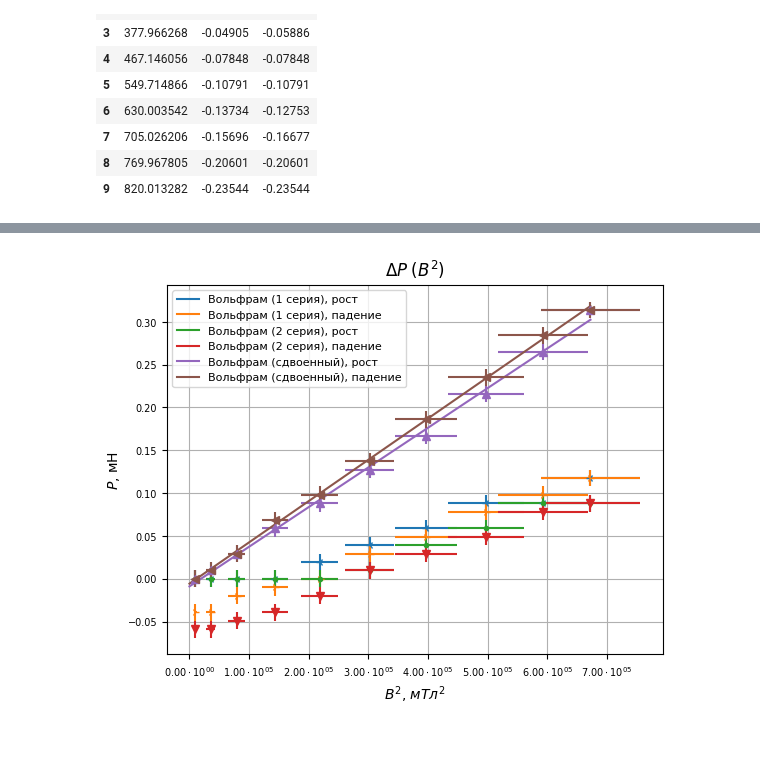
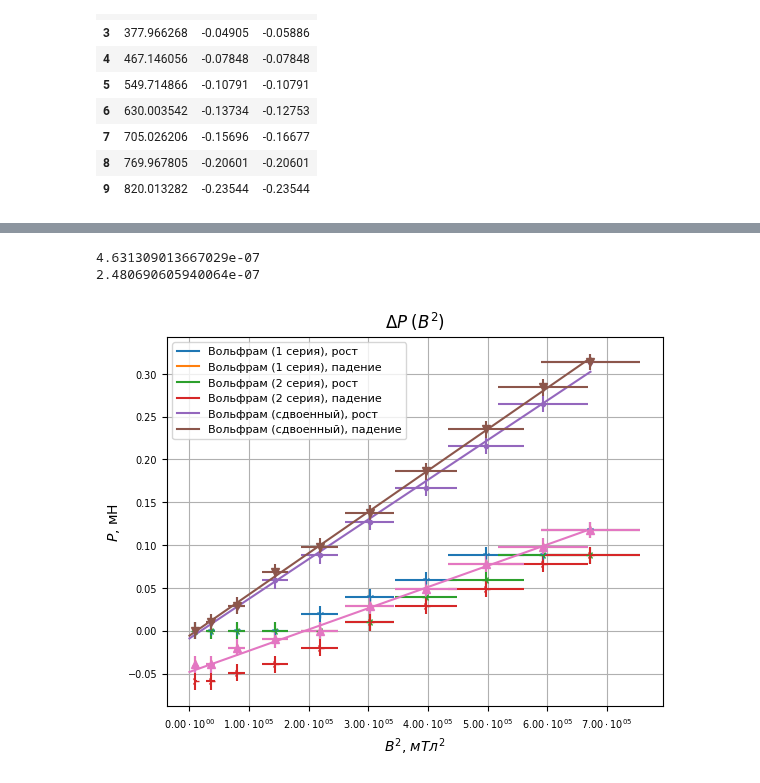
Before and after one commit to futherus/mipt_lab, a Jupyter notebook: 3.4.1/Simankovich/341.ipynb, the cells around one changed output, grey strips where cells are left out. Cells and saved outputs as stored; diff of their text form; code cells hidden in the pictures; blank space fills up the shorter version.

```diff
--- a/3.4.1/Simankovich/341.ipynb
+++ b/3.4.1/Simankovich/341.ipynb
@@ -35,7 +40,7 @@ class setup:
     gr_sol_d = 8.0     # mm
     wr_d = 3.2         # mm
 
-    em_supply = lambda x: 0.005 * x + 0.02  # A
+    em_supply_err = lambda x: 0.005 * x + 0.02  # A
     tl_err = lambda x: 0.05 * x + 10        # mTl
     wb_err = lambda x: 0.015 * x + 0.05     # mWb
     d_err = lambda: 0.05                    # mm
@@ -76,21 +95,23 @@ d = em_tbl.get_data()
 x, y, wb_equ = mipt.plot(
     d[('Webermeter', 'I')],
     d[('Webermeter', 'B')],
-    xerr = setup.em_supply(d['Webermeter', 'I']),
-    yerr = setup.wb_err(d['Webermeter', 'B'] * setup.wb_div / setup.wb_SN),
+    xerr = setup.em_supply_err(d['Webermeter', 'I']),
+    yerr = setup.wb_err(d['Webermeter', 'Phi_div'] * setup.wb_div) / setup.wb_SN,
     x_min = 0,
     func = interp_spl,
-    label = 'Веберметр'
+    label = 'Веберметр',
+    unique_marker = True
 )
 
 x, y, tl_equ = mipt.plot(
     d[('Teslameter', 'I')],
     d[('Teslameter', 'B')],
-    xerr = setup.em_supply(d[('Teslameter', 'I')]),
+    xerr = setup.em_supply_err(d[('Teslameter', 'I')]),
     yerr = setup.tl_err(d[('Webermeter', 'B')]),
     x_min = 0,
     func = interp_spl,
-    label = 'Тесламетр'
+    label = 'Тесламетр',
+    unique_marker = True
 )
 
 plt.title("$B \; (I)$")
@@ -207,8 +228,8 @@ def xfmt(x, y):
     return '${:.2e} }}$'.format(x).replace('e+', '\cdot 10^{')
 
 ax.xaxis.set_major_formatter(ticker.FuncFormatter(xfmt))
-plt.rc('xtick', labelsize=6)
-plt.rc('ytick', labelsize=6)
+plt.rc('xtick', labelsize=7)
+plt.rc('ytick', labelsize=7)
 
 plt.title("$\Delta P \; (B^2)$")
 plt.xlabel("$B^2$, $мТл^2$")
@@ -271,6 +292,22 @@ plt.legend(fontsize = 8)
 
 plt.savefig("gen/wr_dbl.pdf")
 
+d = wr1_data
+name = d.columns[0][0]
+x, y, equ = mipt.plot(
+        d[(name, 'B')] ** 2,
+        d[(name, 'dP_b')],
+        xerr = 2 * d[(name, 'B')] * setup.tl_err(d[(name, 'B')]),
+        yerr = setup.P_err(),
+        begin = 3,
+        x_min = 0,
+        func = mipt.interp_linear,
+        label = "{}, падение".format('label'),
+        unique_marker = True
+)
+mnk_wr1 = mipt.mnk(x, y)
+
 mnk_wr_dbl.to_latex("gen/wr_dbl_mnk.tex")
-mnk_wr_dbl.get_data()
+print(float(mnk_wr_dbl.get_data()['a']))
+print(float(mnk_wr1.get_data()['a']))
 # %% [output]
@@ -279,4 +314,6 @@ mnk_wr_dbl.get_data()
+4.631309013667029e-07
+2.480690605940064e-07
-[figure, old version]
+[figure, new version]
 # %%
 def eval_chi(name, mnk_val, d, n_rods):
     m = mnk_val.get_data()
```
Also changed, not shown: parts of 10 cells of this notebook, 19 other files.
